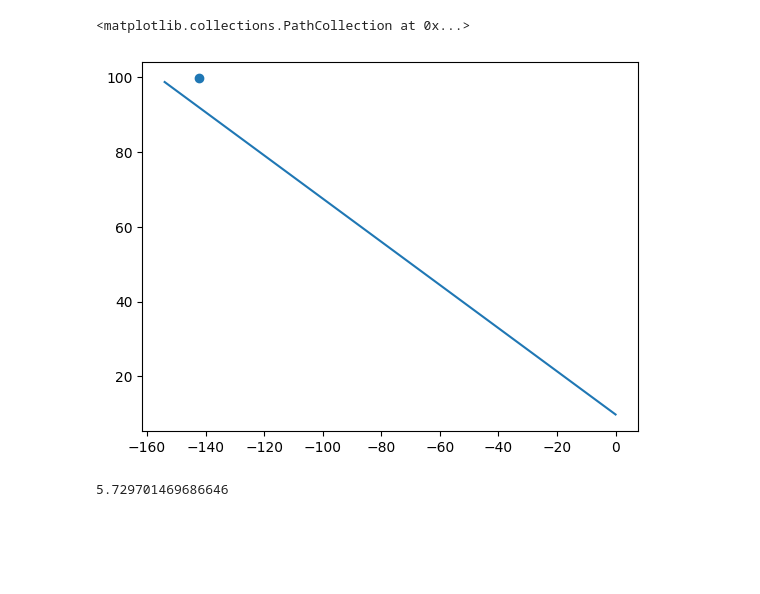
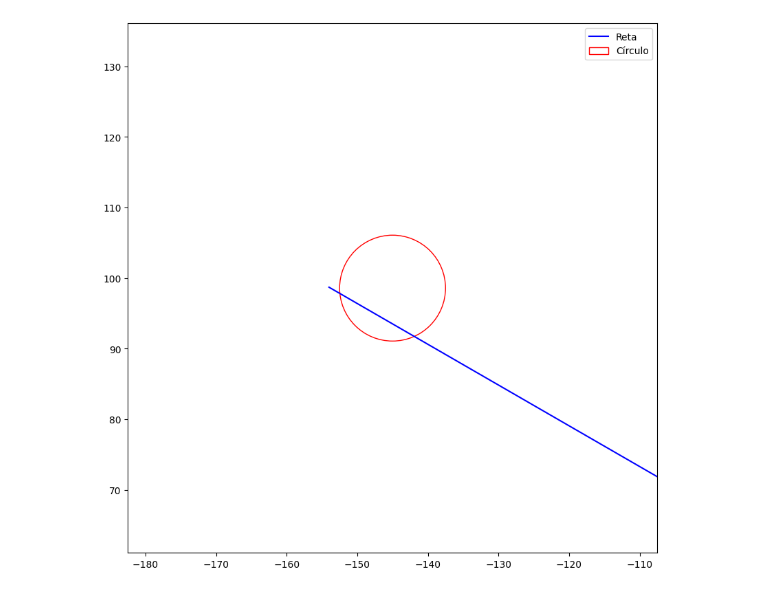
Before and after one commit to intcarlosmiguel/Granular, a Jupyter notebook: main.ipynb, the cells around one changed output. Cells and saved outputs as stored; diff of their text form; code cells hidden in the pictures; blank space fills up the shorter version.

```diff
--- a/main.ipynb
+++ b/main.ipynb
@@ -1,13 +1,47 @@
 # %%
 import numpy as np
 import matplotlib.pyplot as plt
-# %%
-plt.plot([0,-154],[9.8,98.711])
-plt.scatter([-142.401924],[99.655351])
-# %% [output]
-<matplotlib.collections.PathCollection at 0x...>
-[figure, removed]
-# %%
-abs(-0.577350*-142.401924 + -1.000000*99.655351 + 9.800000)/(-0.577350*-0.577350+1)
-# %% [output]
-5.729701469686646
+# %%
+import matplotlib.pyplot as plt
+import numpy as np
+
+# Pontos inicial e final da reta
+ponto_inicial = (0,9.8)
+ponto_final = (-154.000000,98.711941)
+
+# Centro e raio do círculo
+centro_do_circulo = (-145.000000,98.583606)
+raio_do_circulo = 7.5
+
+# Calcular o comprimento da reta
+comprimento_da_reta = np.sqrt((ponto_final[0] - ponto_inicial[0])**2 + (ponto_final[1] - ponto_inicial[1])**2)
+
+# Escolher uma escala para a visualização
+escala = 10  # cada unidade na visualização será equivalente a 10 unidades reais
+
+# Criar a figura e os eixos
+fig, ax = plt.subplots(figsize=(10, 10))
+
+# Desenhar a reta
+reta_x = [ponto_inicial[0], ponto_final[0]]
+reta_y = [ponto_inicial[1], ponto_final[1]]
+ax.plot(reta_x, reta_y, color='blue', label='Reta')
+
+# Desenhar o círculo
+circulo = plt.Circle(centro_do_circulo, raio_do_circulo, color='red', fill=False, label='Círculo')
+ax.add_artist(circulo)
+
+# Configurar os limites dos eixos
+limite_x = [min(ponto_inicial[0], ponto_final[0]) - raio_do_circulo, max(ponto_inicial[0], ponto_final[0]) + raio_do_circulo]
+limite_y = [min(ponto_inicial[1], ponto_final[1]) - raio_do_circulo, max(ponto_inicial[1], ponto_final[1]) + raio_do_circulo]
+ax.set_xlim(centro_do_circulo[0]- 5*raio_do_circulo,centro_do_circulo[0] + 5*raio_do_circulo)
+ax.set_ylim(centro_do_circulo[1]- 5*raio_do_circulo,centro_do_circulo[1] + 5*raio_do_circulo)
+
+# Adicionar grade e legenda
+ax.legend()
+
+# Mostrar a visualização
+plt.gca().set_aspect('equal', adjustable='box')  # Assegurar proporção de aspecto igual
+plt.show()
+# %% [output]
+[figure, added]
```
Also changed, not shown: parts of 1 cell of this notebook, 11 other files.
